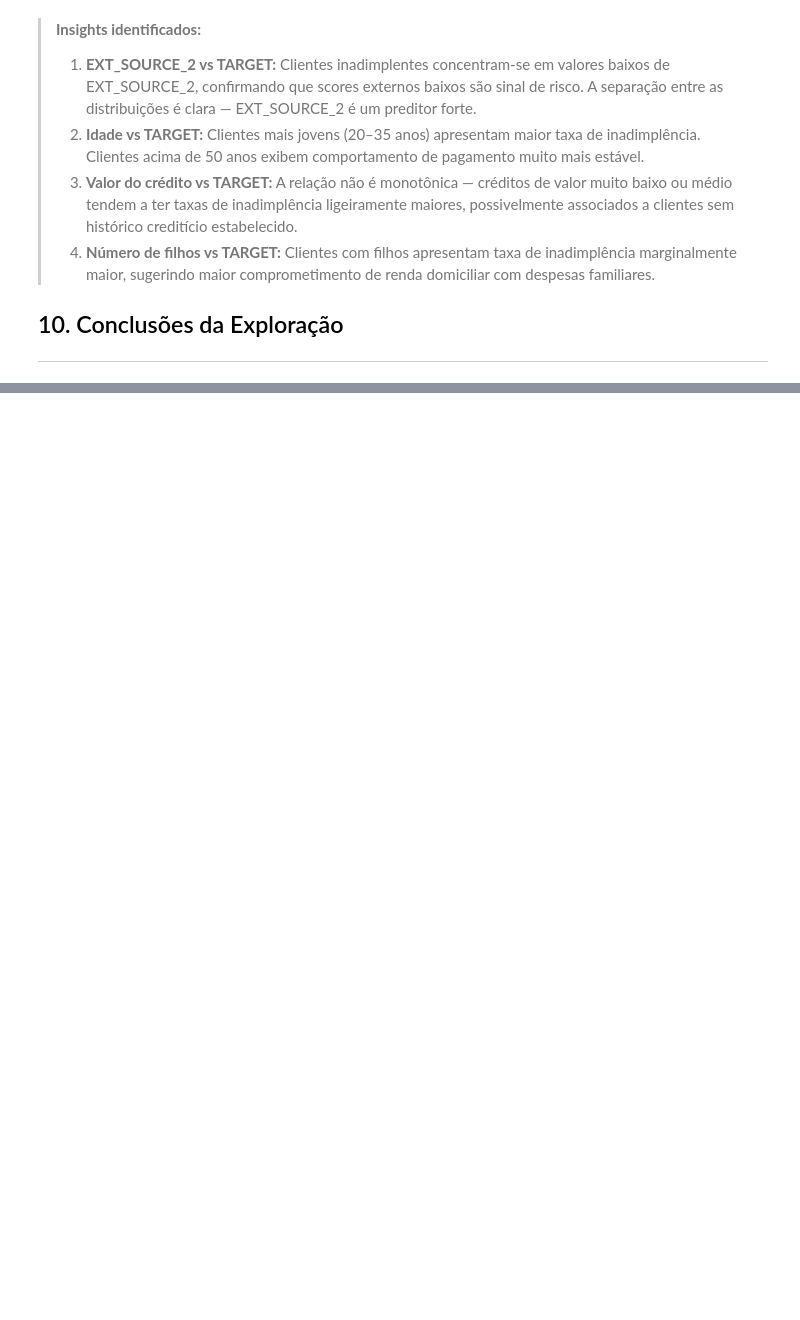
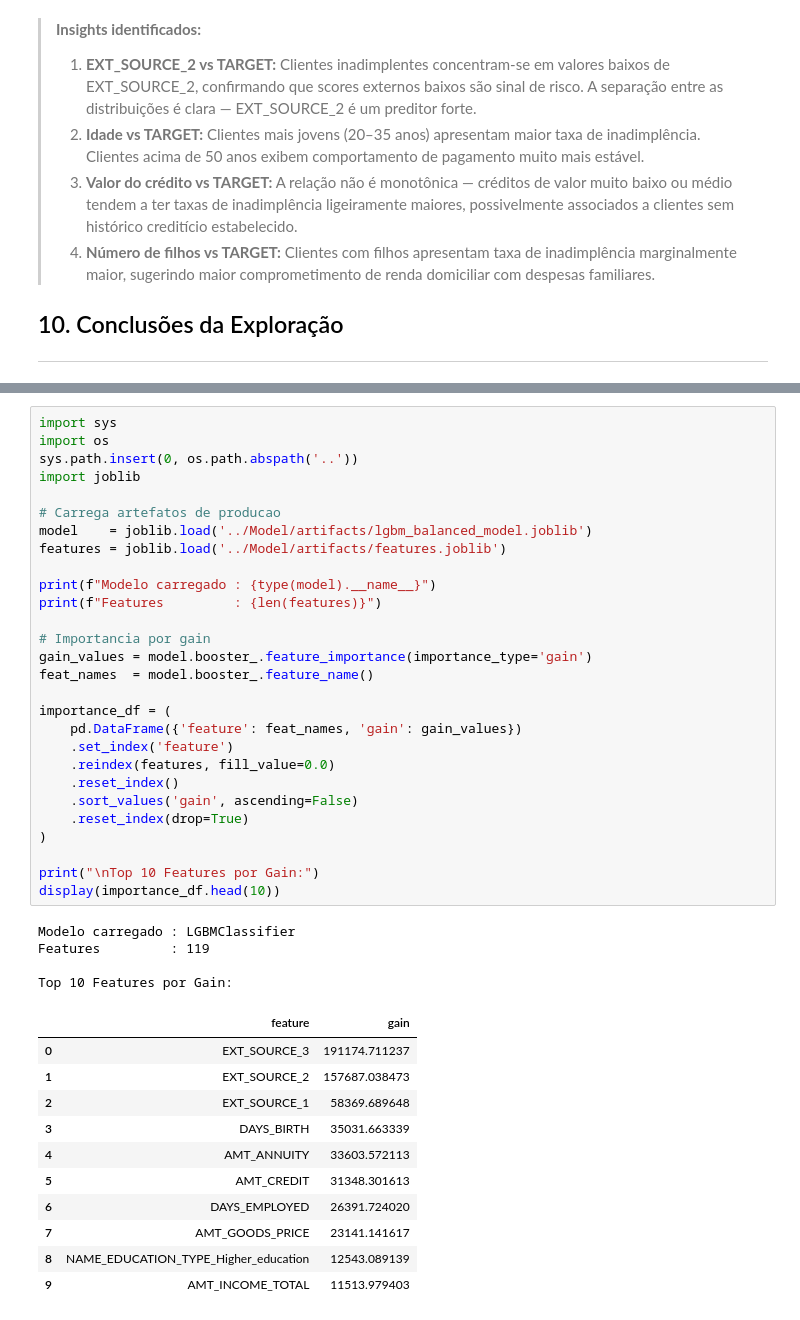
Before and after one commit to wellingtonpawlino/creditguard-ai-entrega-individual-sub, a Jupyter notebook: DataPipeline/exp_analysis.ipynb, the cells around one changed output, grey strips where cells are left out. Saved outputs shown, nothing was run; the diff lists cells and outputs as text; blank space fills up the shorter version.

```diff
--- a/DataPipeline/exp_analysis.ipynb
+++ b/DataPipeline/exp_analysis.ipynb
@@ -314,0 +469,44 @@ plt.show()
+# %%
+import sys
+import os
+sys.path.insert(0, os.path.abspath('..'))
+import joblib
+
+# Carrega artefatos de producao
+model    = joblib.load('../Model/artifacts/lgbm_balanced_model.joblib')
+features = joblib.load('../Model/artifacts/features.joblib')
+
+print(f"Modelo carregado : {type(model).__name__}")
+print(f"Features         : {len(features)}")
+
+# Importancia por gain
+gain_values = model.booster_.feature_importance(importance_type='gain')
+feat_names  = model.booster_.feature_name()
+
+importance_df = (
+    pd.DataFrame({'feature': feat_names, 'gain': gain_values})
+    .set_index('feature')
+    .reindex(features, fill_value=0.0)
+    .reset_index()
+    .sort_values('gain', ascending=False)
+    .reset_index(drop=True)
+)
+
+print("\nTop 10 Features por Gain:")
+display(importance_df.head(10))
+# %% [output]
+Modelo carregado : LGBMClassifier
+Features         : 119
+
+Top 10 Features por Gain:
+|  | feature | gain |
+| 0 | EXT_SOURCE_3 | 191174.711237 |
+| 1 | EXT_SOURCE_2 | 157687.038473 |
+| 2 | EXT_SOURCE_1 | 58369.689648 |
+| 3 | DAYS_BIRTH | 35031.663339 |
+| 4 | AMT_ANNUITY | 33603.572113 |
+| 5 | AMT_CREDIT | 31348.301613 |
+| 6 | DAYS_EMPLOYED | 26391.724020 |
+| 7 | AMT_GOODS_PRICE | 23141.141617 |
+| 8 | NAME_EDUCATION_TYPE_Higher_education | 12543.089139 |
+| 9 | AMT_INCOME_TOTAL | 11513.979403 |
```
Also changed, not shown: parts of 23 cells of this notebook.
